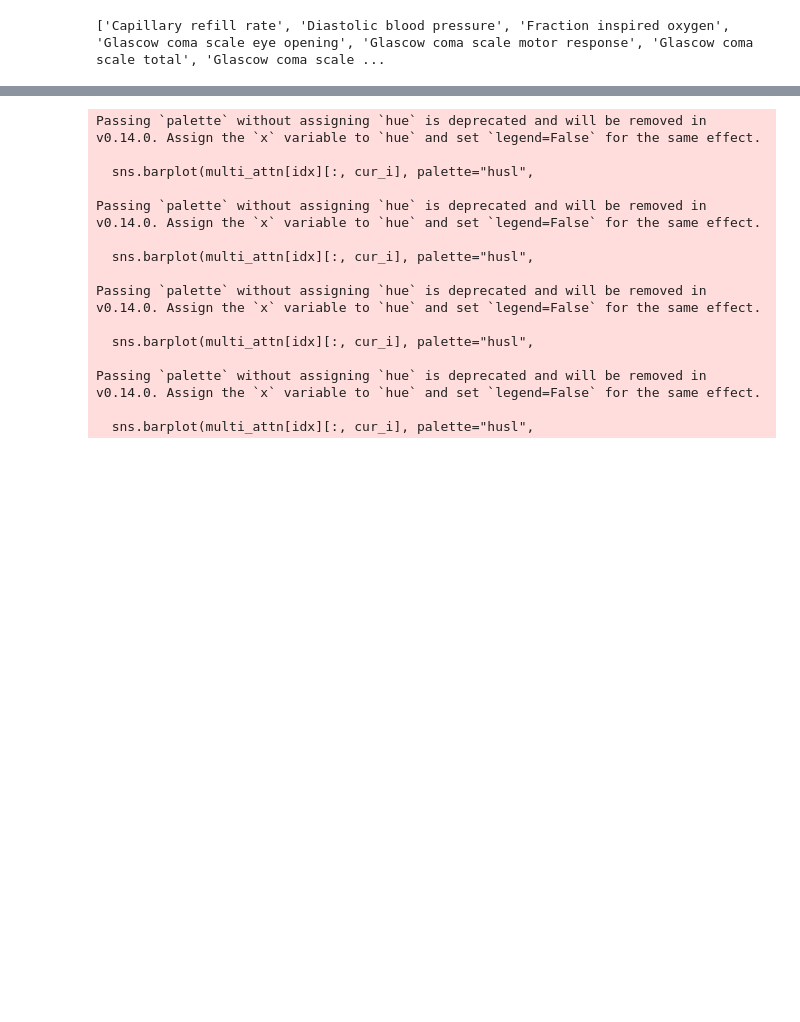
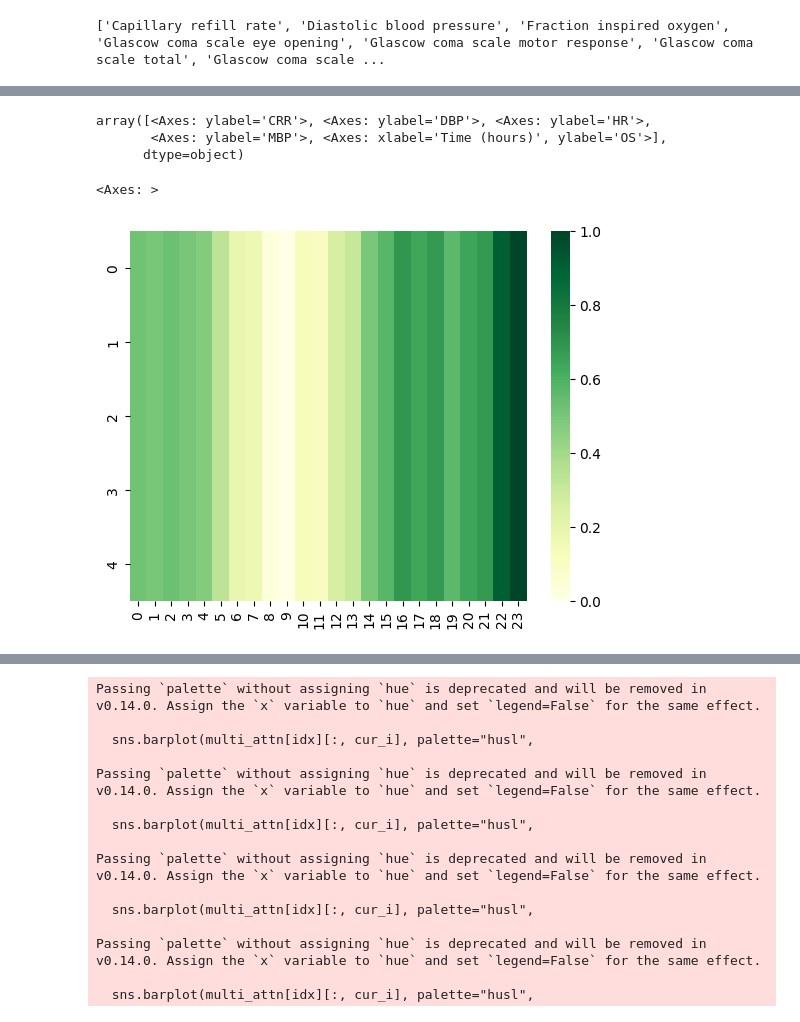
Before and after one commit to HKU-MedAI/CTPD, a Jupyter notebook: notebooks/visualize_multimodal.ipynb, the cells around one changed output, grey strips where cells are left out. Drawn from its saved outputs; the diff is of its cells as text; code cells hidden in the pictures; blank space fills up the shorter version.

Commit message:
update visualization

```diff
--- a/notebooks/visualize_multimodal.ipynb
+++ b/notebooks/visualize_multimodal.ipynb
@@ -382,0 +411,13 @@ sns.heatmap(ts_attn.cpu().numpy()[idx, :, :24])
+# %%
+axes[:, c_i]
+# %% [output]
+array([<Axes: ylabel='CRR'>, <Axes: ylabel='DBP'>, <Axes: ylabel='HR'>,
+       <Axes: ylabel='MBP'>, <Axes: xlabel='Time (hours)', ylabel='OS'>],
+      dtype=object)
+# %%
+proto_0_matrix = ts_atten_matrix[0].reshape(1, -1).repeat(5, axis=0)
+norm_proto_0_matrix = (proto_0_matrix - proto_0_matrix.min()) / (proto_0_matrix.max() - proto_0_matrix.min())
+sns.heatmap(norm_proto_0_matrix, cmap="YlGn", vmin=0, vmax=1)
+# %% [output]
+<Axes: >
+[figure, added]
```
Also changed, not shown: parts of 11 cells of this notebook, 6 other files.
